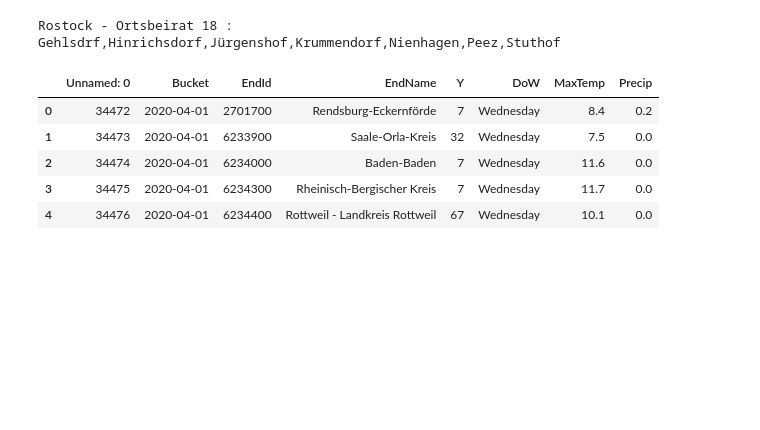
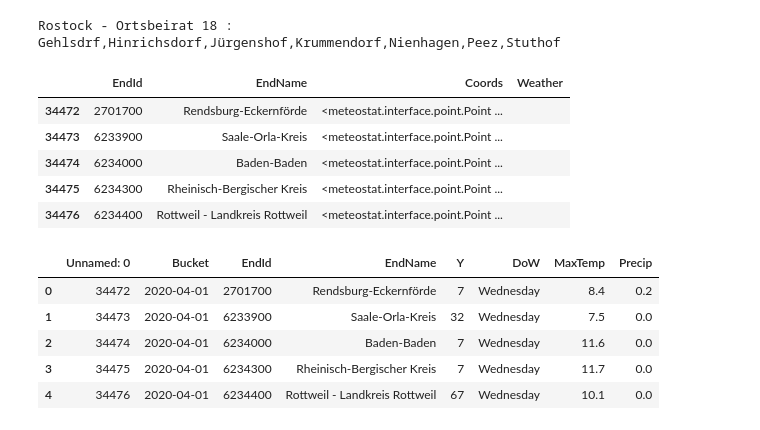
Before and after one commit to jheubuch/hke-tourguide-ki, a Jupyter notebook: src/mobility.ipynb, the cells around one changed output. Cells and saved outputs as stored; diff of their text form; code cells hidden in the pictures; blank space fills up the shorter version.

```diff
--- a/src/mobility.ipynb
+++ b/src/mobility.ipynb
@@ -290,9 +367,18 @@ def addWeatherData(dtf, districts):
 # %%
 dtf = pd.read_csv("../data/mobilityDataAllgau.csv")
 
 dtf, districts = prepareDtf(dtf)
+
+districts.to_csv("../data/districts.csv")
+districts.head()
 # %% [output]
 Rostock - Ortsbeirat 18 : Gehlsdrf,Hinrichsdorf,Jürgenshof,Krummendorf,Nienhagen,Peez,Stuthof
+|  | EndId | EndName | Coords | Weather |
+| 34472 | 2701700 | Rendsburg-Eckernförde | <meteostat.interface.point.Point ... |  |
+| 34473 | 6233900 | Saale-Orla-Kreis | <meteostat.interface.point.Point ... |  |
+| 34474 | 6234000 | Baden-Baden | <meteostat.interface.point.Point ... |  |
+| 34475 | 6234300 | Rheinisch-Bergischer Kreis | <meteostat.interface.point.Point ... |  |
+| 34476 | 6234400 | Rottweil - Landkreis Rottweil | <meteostat.interface.point.Point ... |  |
 # %%
 getWeatherData(dtf, districts)
 # %%
```
Also changed, not shown: parts of 7 cells of this notebook, 1 other file.
